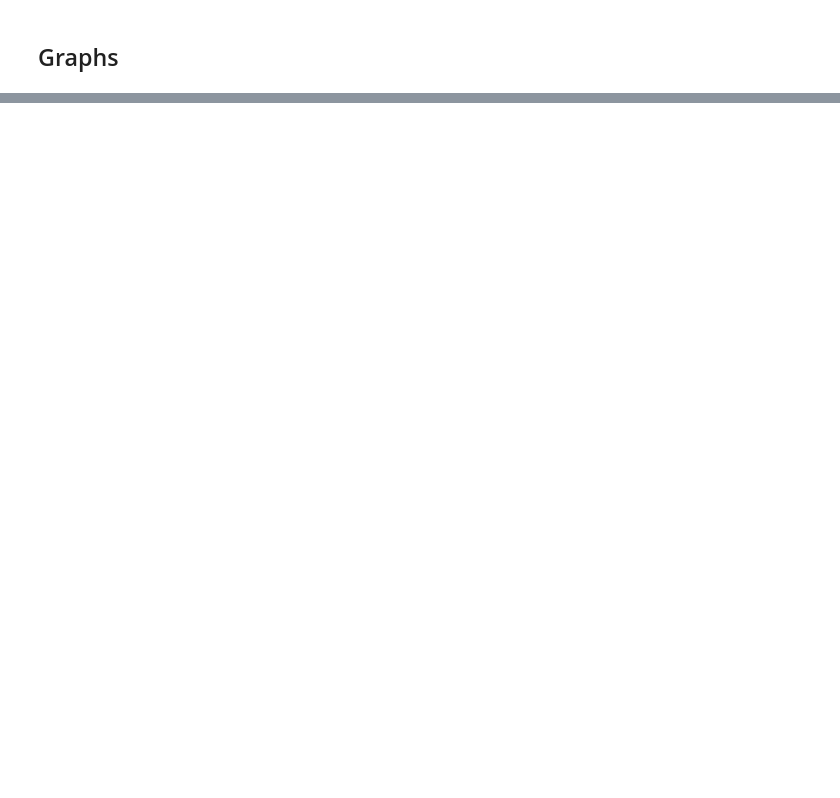
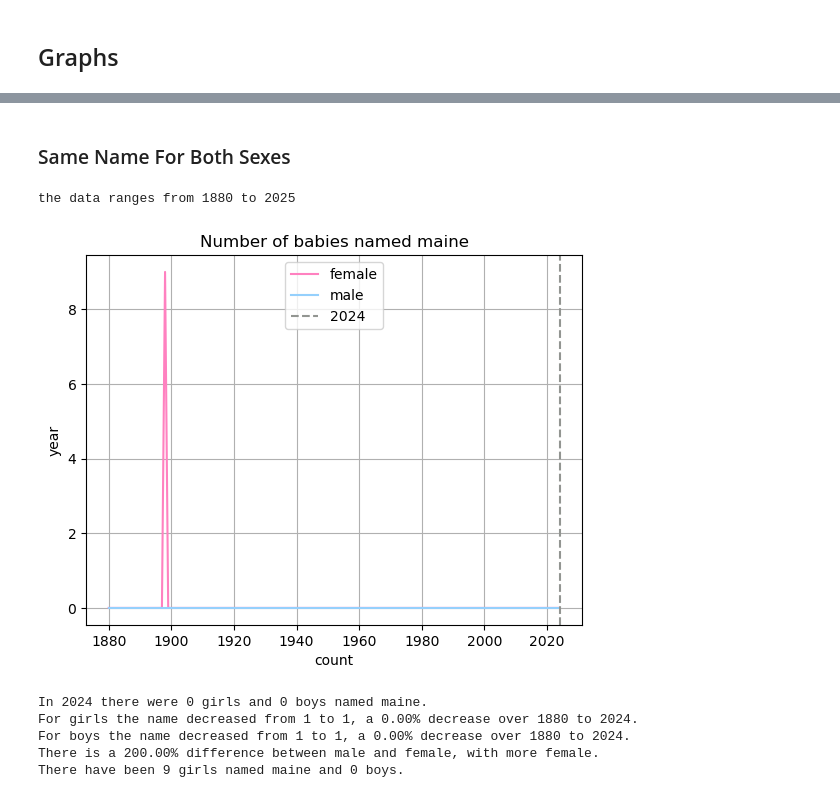
Before and after one commit to MalinMorris/NameData, a Jupyter notebook: data.ipynb, the cells around one changed output, grey strips where cells are left out. Drawn from its saved outputs; the diff is of its cells as text; code cells hidden in the pictures; blank space fills up the shorter version.

```diff
--- a/data.ipynb
+++ b/data.ipynb
@@ -114,4 +120,7 @@ def calculate_percent_change(name_counts):
     final = name_counts[-1]
     final = final if final > 0 else 1
     return (final - initial) / initial * 100, int(initial), int(final)
+
+def calculate_percent_diff(v1, v2):
+    return abs(v1 - v2) / ((v1 + v2) / 2) * 100
 # %%
@@ -185,0 +225,38 @@ The name increased from 1 to 12, a 1100.00% increase over 1880 to 2024
+# %% [markdown]
+### Same Name For Both Sexes
+# %%
+name = input("Enter the name: ")
+min_y, max_y = year_input()
+year = single_year_input(min_y, max_y)
+show = True
+name_counts_f, ignore = name_counts_years(name, "f", year, min_y, max_y)
+name_counts_m, ignore = name_counts_years(name, "m", year, min_y, max_y)
+
+total_sum_f = int(sum(name_counts_f))
+percent_change_f, initial_f, final_f = calculate_percent_change(name_counts_f)
+change_verb_f = "increase" if percent_change_f > 0 else "decrease"
+percent_change_f = abs(percent_change_f)
+total_sum_m = int(sum(name_counts_m))
+percent_change_m, initial_m, final_m = calculate_percent_change(name_counts_m)
+change_verb_m = "increase" if percent_change_m > 0 else "decrease"
+percent_change_m = abs(percent_change_m)
+per_diff = calculate_percent_diff(total_sum_f, total_sum_m)
+
+plt.plot(range(min_y,max_y), name_counts_f, color = female_color, label = "female")
+plt.plot(range(min_y,max_y), name_counts_m, color = male_color, label = "male")
+format_graph(f"Number of babies named {name}", year, True)
+plt.show()
+
+print(f"In {year} there were {int(name_counts_f[year - min_y])} girls and {int(name_counts_m[year - min_y])} boys named {name}.")
+print(f"For girls the name {change_verb_f}d from {initial_f} to {final_f}, a {percent_change_f:.2f}% {change_verb_f} over {min_y} to {max_y - 1}.")
+print(f"For boys the name {change_verb_m}d from {initial_m} to {final_m}, a {percent_change_m:.2f}% {change_verb_m} over {min_y} to {max_y - 1}.")
+print(f"There is a {per_diff:.2f}% difference between male and female, with more {"female" if total_sum_f > total_sum_m else "male"}.")
+print(f"There have been {total_sum_f} girls named {name} and {total_sum_m} boys.")
+# %% [output]
+the data ranges from 1880 to 2025
+[figure, added]
+In 2024 there were 0 girls and 0 boys named maine.
+For girls the name decreased from 1 to 1, a 0.00% decrease over 1880 to 2024.
+For boys the name decreased from 1 to 1, a 0.00% decrease over 1880 to 2024.
+There is a 200.00% difference between male and female, with more female.
+There have been 9 girls named maine and 0 boys.
```
Also changed, not shown: parts of 11 cells of this notebook, 2 other files.
